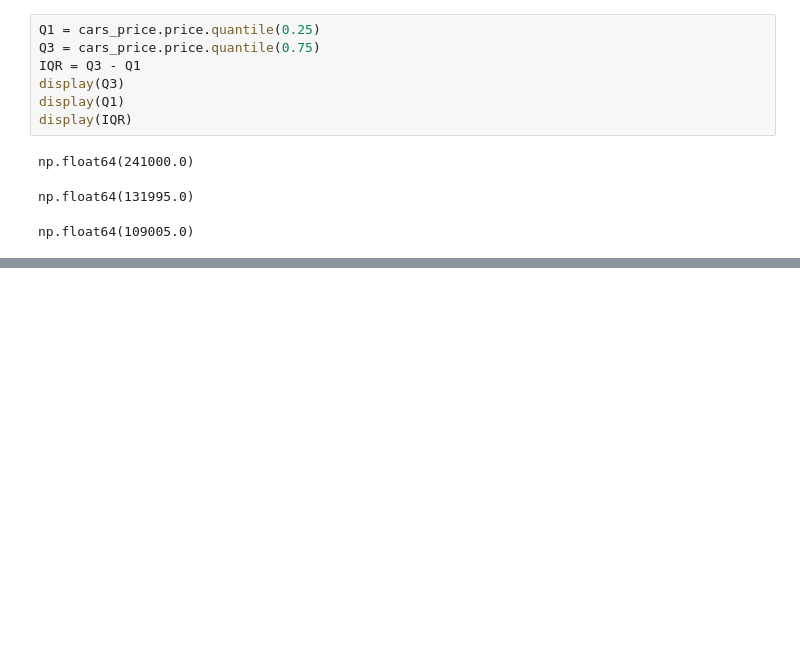
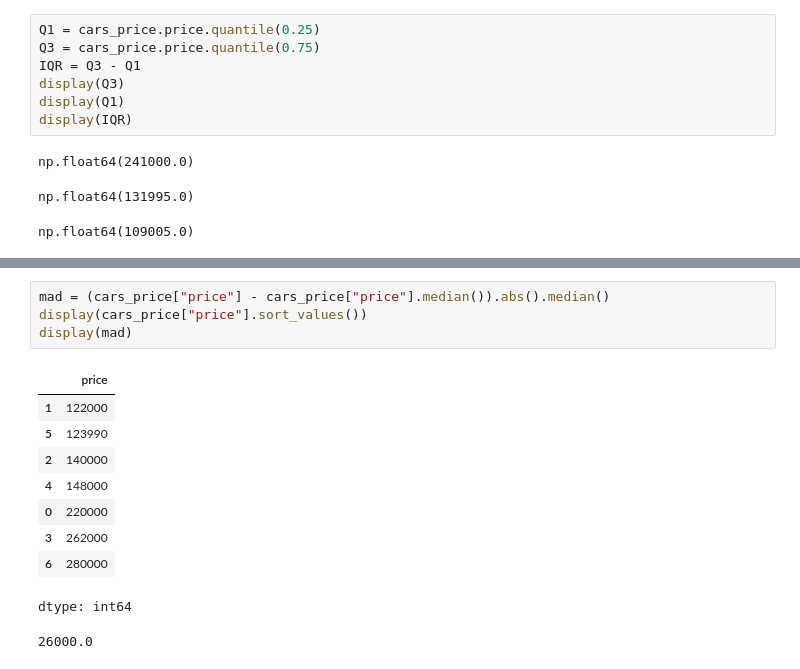
Before and after one commit to prokope/learning-data-science, a Jupyter notebook: statistics.ipynb, the cells around one changed output, grey strips where cells are left out. Saved outputs shown, nothing was run; the diff lists cells and outputs as text; blank space fills up the shorter version.

Commit message:
learning MAD - Median Absolute Deviation

```diff
--- a/statistics.ipynb
+++ b/statistics.ipynb
@@ -213,0 +230,15 @@ np.float64(109005.0)
+# %%
+mad = (cars_price["price"] - cars_price["price"].median()).abs().median()
+display(cars_price["price"].sort_values())
+display(mad)
+# %% [output]
+|  | price |
+| 1 | 122000 |
+| 5 | 123990 |
+| 2 | 140000 |
+| 4 | 148000 |
+| 0 | 220000 |
+| 3 | 262000 |
+| 6 | 280000 |
+dtype: int64
+26000.0
```
Also changed, not shown: parts of 4 cells of this notebook.
